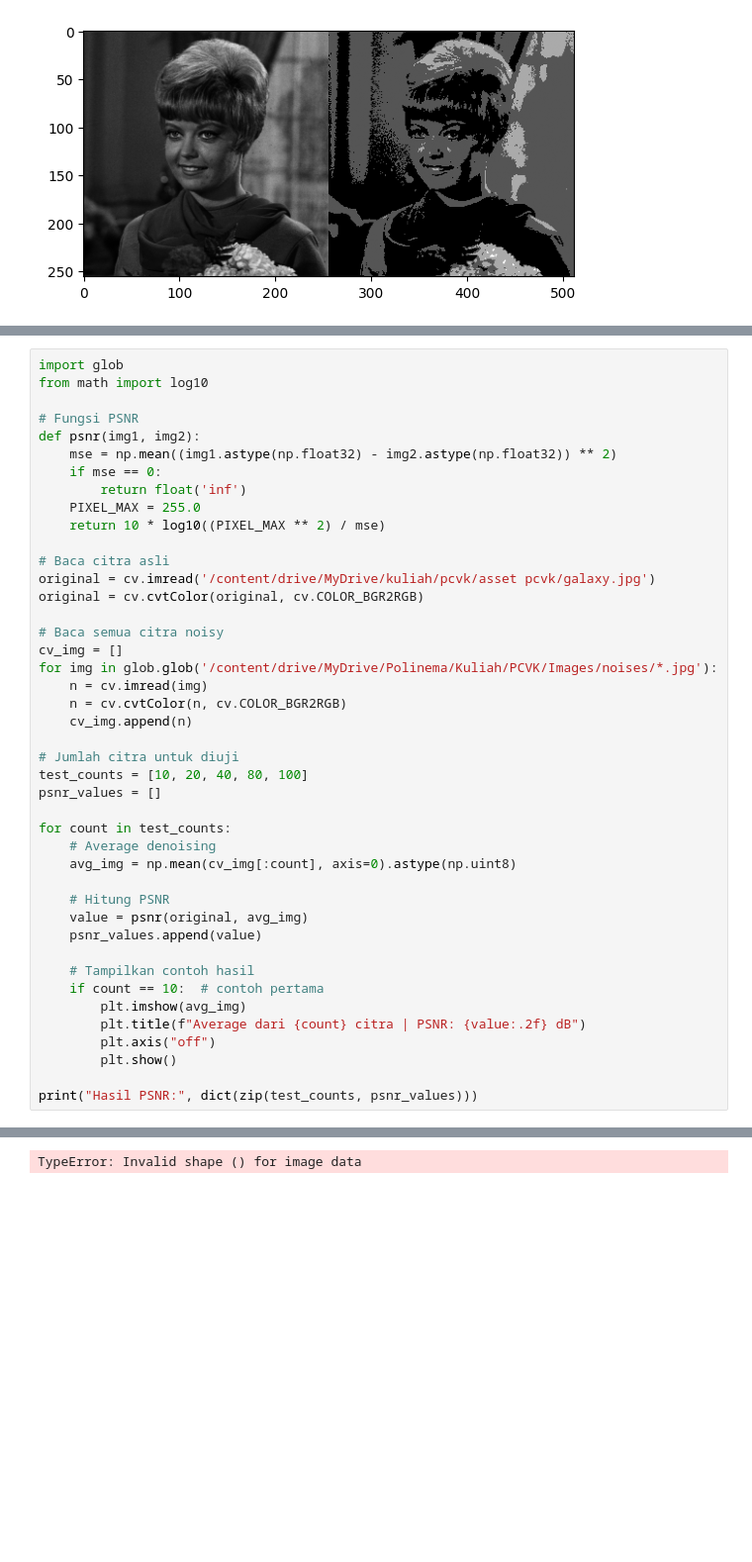
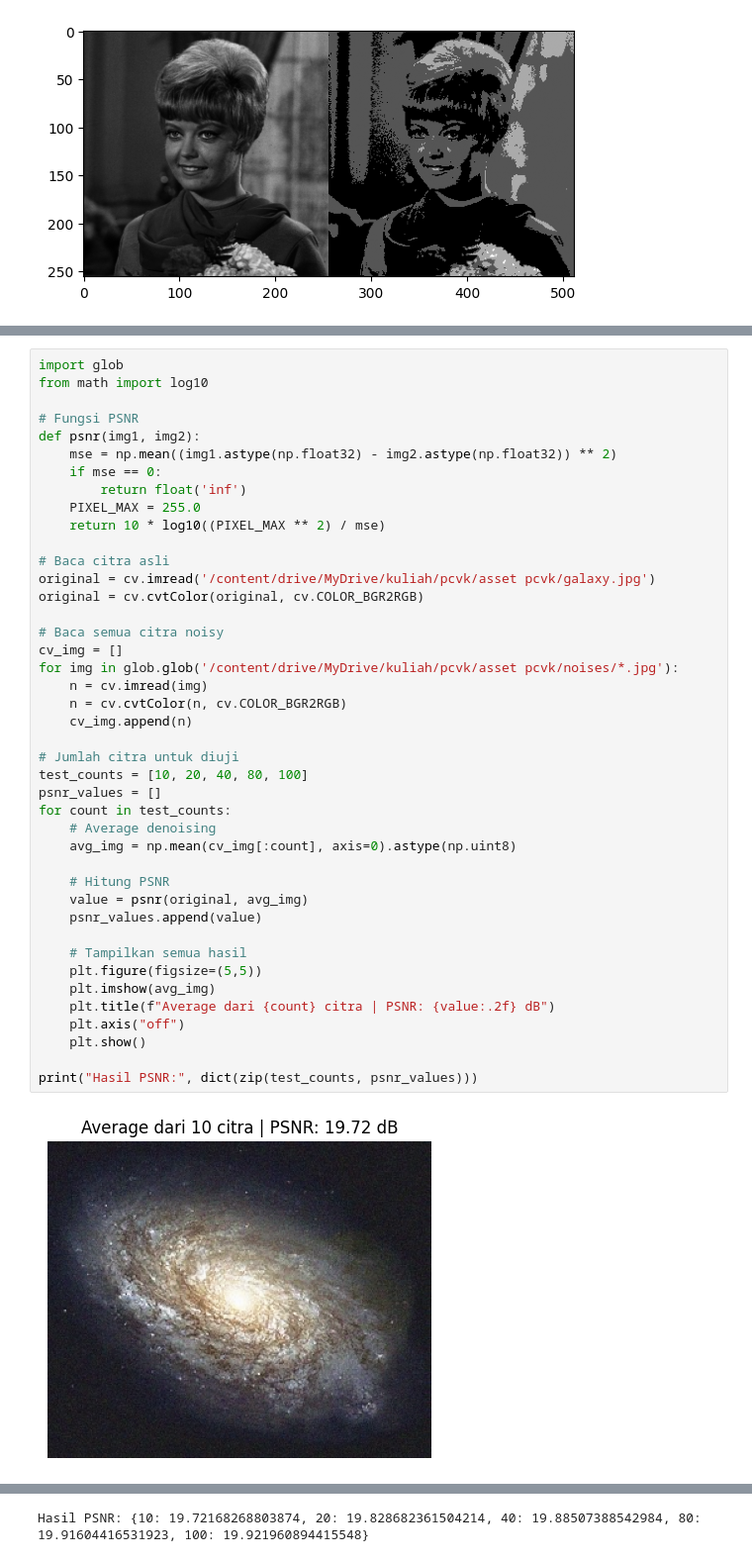
Before and after one commit to Afif-Ghifari/PCVK_2025, a Jupyter notebook: Week3.ipynb, the cells around one changed output, grey strips where cells are left out. Shown at 99% size. Saved outputs shown, nothing was run; the diff lists cells and outputs as text; blank space fills up the shorter version.

```diff
--- a/Week3.ipynb
+++ b/Week3.ipynb
@@ -214,38 +216,38 @@ def psnr(img1, img2):
     mse = np.mean((img1.astype(np.float32) - img2.astype(np.float32)) ** 2)
     if mse == 0:
         return float('inf')
     PIXEL_MAX = 255.0
     return 10 * log10((PIXEL_MAX ** 2) / mse)
 
 # Baca citra asli
 original = cv.imread('/content/drive/MyDrive/kuliah/pcvk/asset pcvk/galaxy.jpg')
 original = cv.cvtColor(original, cv.COLOR_BGR2RGB)
 
 # Baca semua citra noisy
 cv_img = []
-for img in glob.glob('/content/drive/MyDrive/Polinema/Kuliah/PCVK/Images/noises/*.jpg'):
+for img in glob.glob('/content/drive/MyDrive/kuliah/pcvk/asset pcvk/noises/*.jpg'):
     n = cv.imread(img)
     n = cv.cvtColor(n, cv.COLOR_BGR2RGB)
     cv_img.append(n)
 
 # Jumlah citra untuk diuji
 test_counts = [10, 20, 40, 80, 100]
 psnr_values = []
-
 for count in test_counts:
     # Average denoising
     avg_img = np.mean(cv_img[:count], axis=0).astype(np.uint8)
 
     # Hitung PSNR
     value = psnr(original, avg_img)
     psnr_values.append(value)
 
-    # Tampilkan contoh hasil
-    if count == 10:  # contoh pertama
-        plt.imshow(avg_img)
-        plt.title(f"Average dari {count} citra | PSNR: {value:.2f} dB")
-        plt.axis("off")
-        plt.show()
+    # Tampilkan semua hasil
+    plt.figure(figsize=(5,5))
+    plt.imshow(avg_img)
+    plt.title(f"Average dari {count} citra | PSNR: {value:.2f} dB")
+    plt.axis("off")
+    plt.show()
 
 print("Hasil PSNR:", dict(zip(test_counts, psnr_values)))
 # %% [output]
+[figure, new version]
@@ -252 +258 @@ print("Hasil PSNR:", dict(zip(test_counts, psnr_values)))
-TypeError: Invalid shape () for image data
+Hasil PSNR: {10: 19.72168268803874, 20: 19.828682361504214, 40: 19.88507388542984, 80: 19.91604416531923, 100: 19.921960894415548}
```
Also changed, not shown: parts of 8 cells of this notebook.
